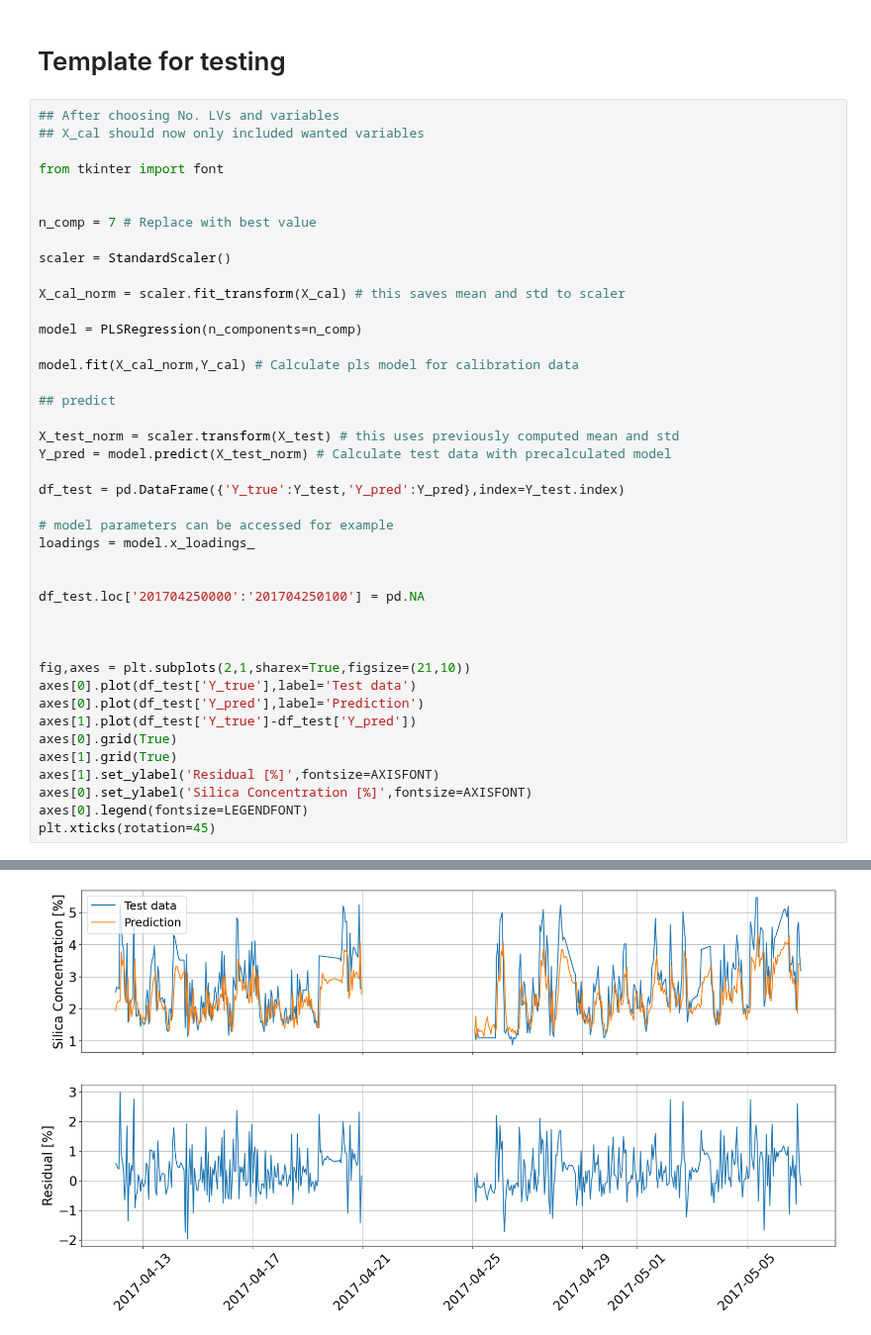
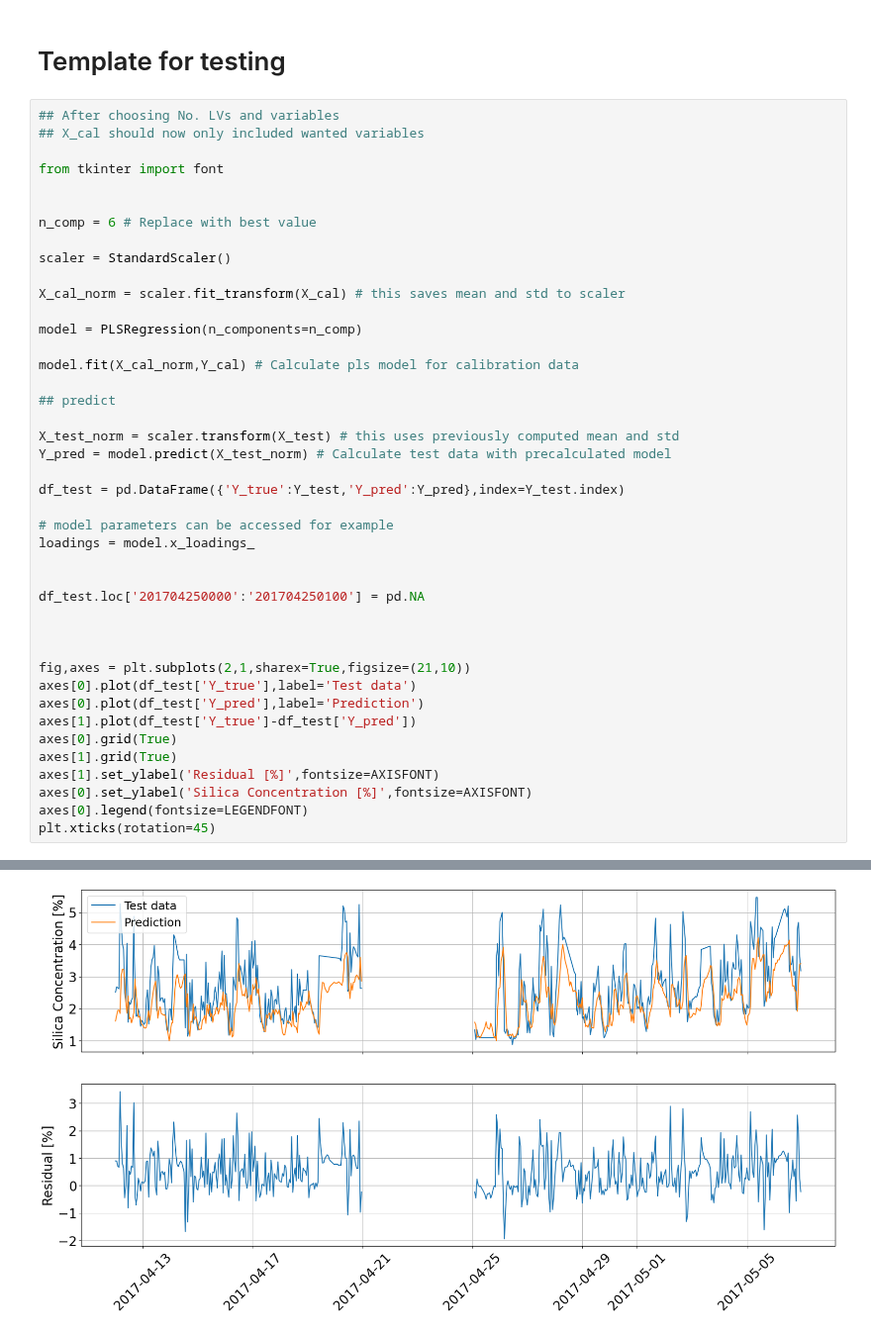
Before and after one commit to PauliAnt/ADAML_PA, a Jupyter notebook: week06_model.ipynb, the cells around one changed output, grey strips where cells are left out. Shown at 99% size. Cells and saved outputs as stored; diff of their text form.

```diff
--- a/week06_model.ipynb
+++ b/week06_model.ipynb
@@ -170,7 +170,7 @@ plt.xticks(rotation=45)
 from tkinter import font
 
 
-n_comp = 7 # Replace with best value
+n_comp = 6 # Replace with best value
 
 scaler = StandardScaler()
 
@@ -187,31 +187,31 @@ Y_pred = model.predict(X_test_norm) # Calculate test data with precalculated mod
 
 df_test = pd.DataFrame({'Y_true':Y_test,'Y_pred':Y_pred},index=Y_test.index)
 
 # model parameters can be accessed for example
 loadings = model.x_loadings_
 
 
 df_test.loc['201704250000':'201704250100'] = pd.NA
 
 
 
 fig,axes = plt.subplots(2,1,sharex=True,figsize=(21,10))
 axes[0].plot(df_test['Y_true'],label='Test data')
 axes[0].plot(df_test['Y_pred'],label='Prediction')
 axes[1].plot(df_test['Y_true']-df_test['Y_pred'])
 axes[0].grid(True)
 axes[1].grid(True)
 axes[1].set_ylabel('Residual [%]',fontsize=AXISFONT)
 axes[0].set_ylabel('Silica Concentration [%]',fontsize=AXISFONT)
 axes[0].legend(fontsize=LEGENDFONT)
 plt.xticks(rotation=45)
 # %% [output]
 (array([17269., 17273., 17277., 17281., 17285., 17287., 17291.]),
  [Text(17269.0, 0, '2017-04-13'),
   Text(17273.0, 0, '2017-04-17'),
   Text(17277.0, 0, '2017-04-21'),
   Text(17281.0, 0, '2017-04-25'),
   Text(17285.0, 0, '2017-04-29'),
   Text(17287.0, 0, '2017-05-01'),
   Text(17291.0, 0, '2017-05-05')])
-[figure, old version]
+[figure, new version]
```
Also changed, not shown: parts of 2 cells of this notebook, 7 other files.
